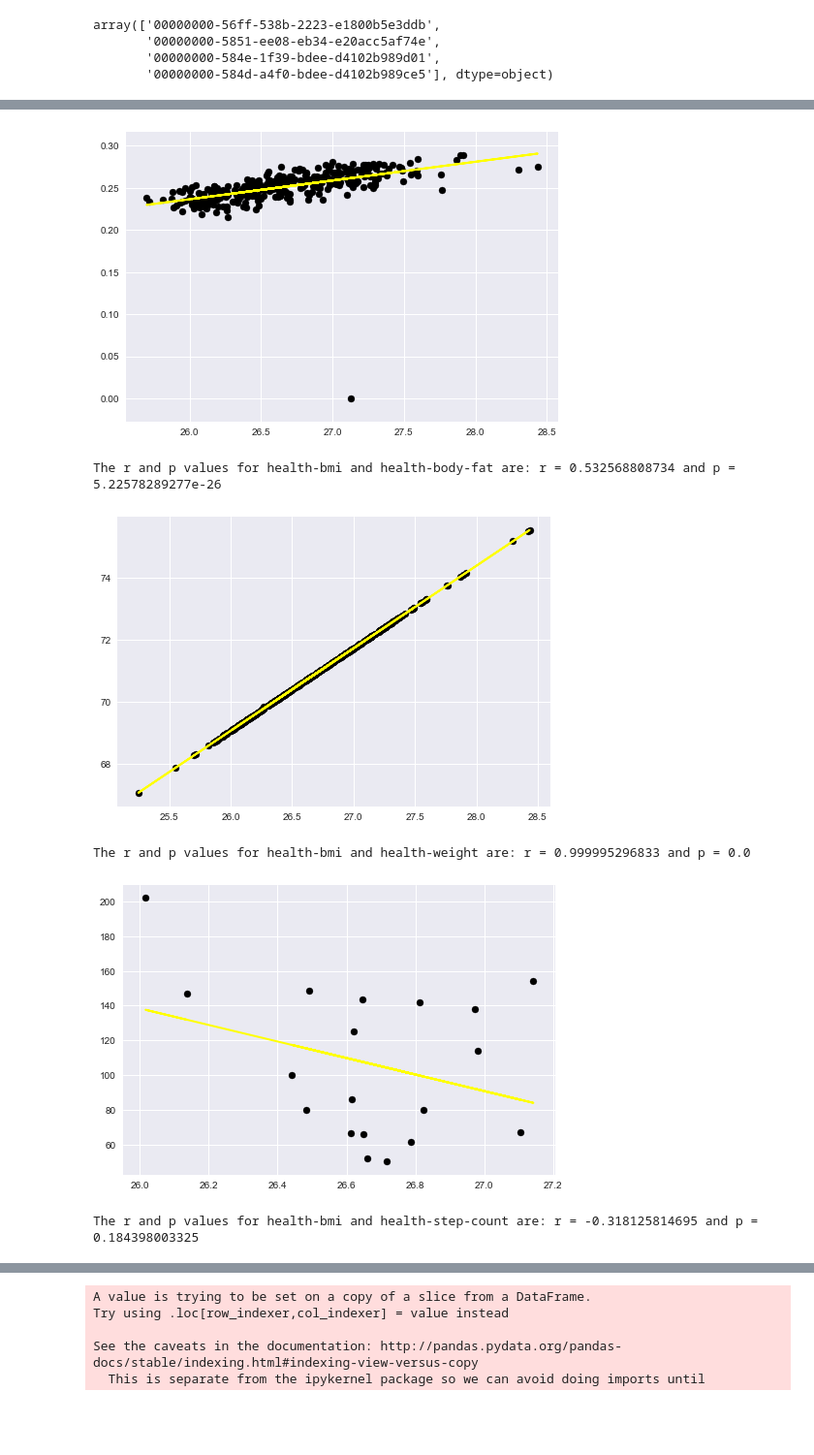
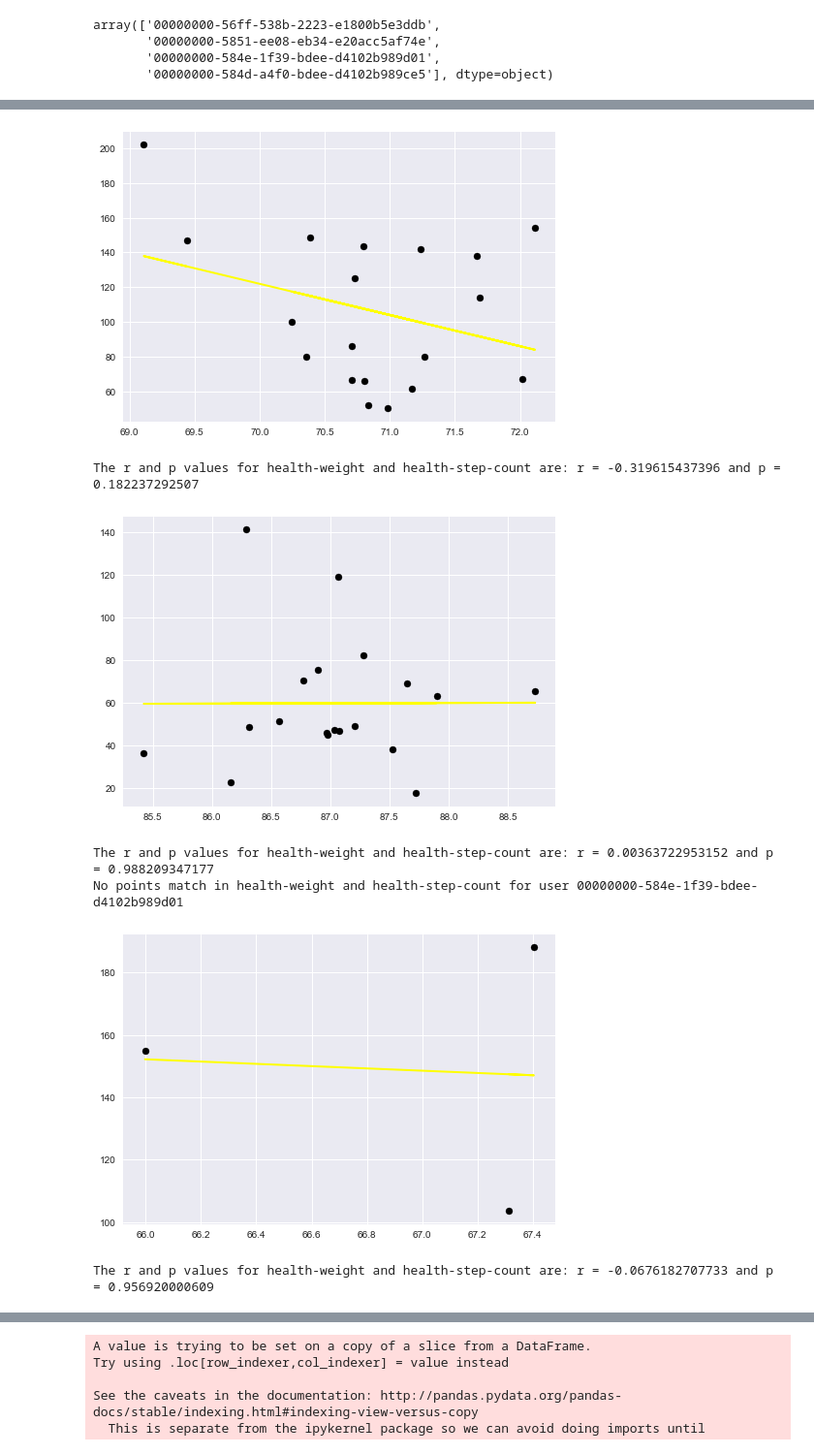
Before and after one commit to OngoDSS/Notebooks, a Jupyter notebook: sebastian_ongo.ipynb, the cells around one changed output, grey strips where cells are left out. Shown: that part at 97% size. Cells and saved outputs as stored; diff of their text form; code cells hidden in the pictures; blank space fills up the shorter version.

```diff
--- a/sebastian_ongo.ipynb
+++ b/sebastian_ongo.ipynb
@@ -105,26 +102,27 @@ array(['00000000-56ff-538b-2223-e1800b5e3ddb',
        '00000000-584e-1f39-bdee-d4102b989d01',
        '00000000-584d-a4f0-bdee-d4102b989ce5'], dtype=object)
 # %%
-
-for i in itertools.combinations(types, 2):
-    t1 = i[0]
-    t2 = i[1]
-    a, b = plotter(prepare_table(t1, t2, data_sample=data_sample[data_sample['owner']==users[0]]))
-    plt.show()
-    print("The r and p values for {} and {} are: r = {} and p = {}".format(t1, t2, a, b))
+for user in users:
+    try:
+        a, b = plotter(prepare_table('health-weight', 'health-step-count', time='D', data_sample=data_sample[data_sample['owner']==user]))
+        plt.show()
+        print("The r and p values for {} and {} are: r = {} and p = {}".format(t1, t2, a, b))
+    except ValueError:
+        print("No points match in health-weight and health-step-count for user {}".format(user))
 # %% [output]
 A value is trying to be set on a copy of a slice from a DataFrame.
 Try using .loc[row_indexer,col_indexer] = value instead
 
 See the caveats in the documentation: http://pandas.pydata.org/pandas-docs/stable/indexing.html#indexing-view-versus-copy
   # Remove the CWD from sys.path while we load stuff.
 A value is trying to be set on a copy of a slice from a DataFrame.
 Try using .loc[row_indexer,col_indexer] = value instead
 
 See the caveats in the documentation: http://pandas.pydata.org/pandas-docs/stable/indexing.html#indexing-view-versus-copy
-[figure, old version]
+[figure, new version]
-The r and p values for health-bmi and health-body-fat are: r = 0.532568808734 and p = 5.22578289277e-26
+The r and p values for health-weight and health-step-count are: r = -0.319615437396 and p = 0.182237292507
-[figure, old version]
+[figure, new version]
-The r and p values for health-bmi and health-weight are: r = 0.999995296833 and p = 0.0
+The r and p values for health-weight and health-step-count are: r = 0.00363722953152 and p = 0.988209347177
+No points match in health-weight and health-step-count for user 00000000-584e-1f39-bdee-d4102b989d01
-[figure, old version]
+[figure, new version]
-The r and p values for health-bmi and health-step-count are: r = -0.318125814695 and p = 0.184398003325
+The r and p values for health-weight and health-step-count are: r = -0.0676182707733 and p = 0.956920000609
```
Also changed, not shown: parts of 2 cells of this notebook.
